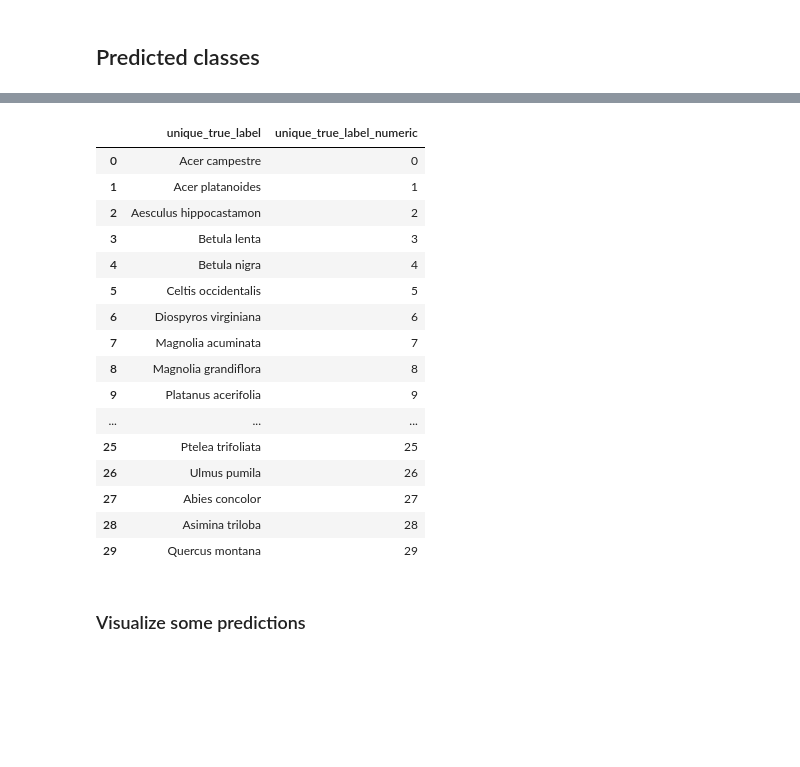
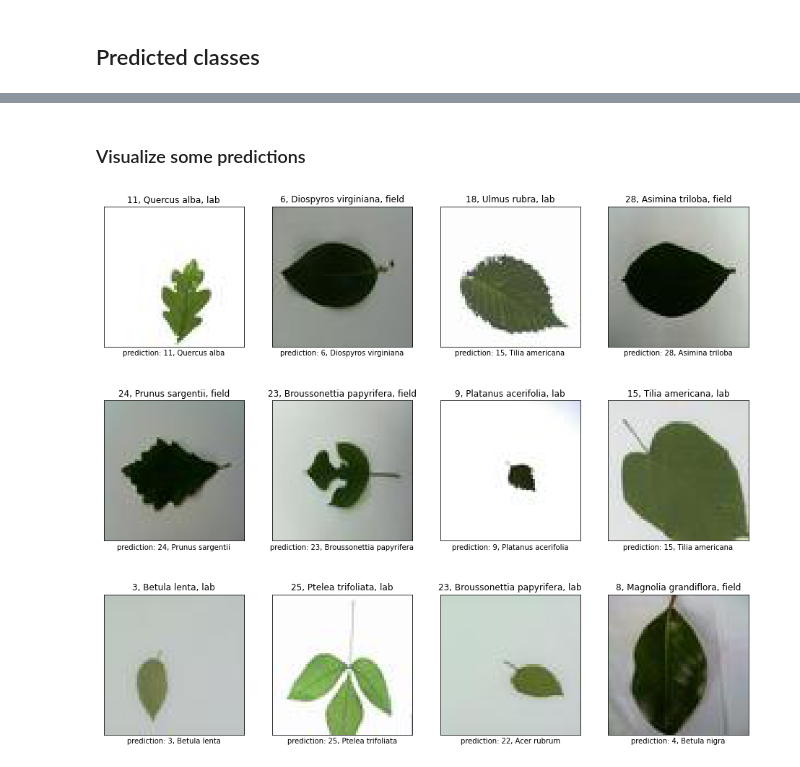
Before and after one commit to NLeSC/XAI, a Jupyter notebook: Software/LeafSnapDemo/LeafSnapModel30_ManyImagesSomeMethods.ipynb, the cells around one changed output, grey strips where cells are left out. Saved outputs shown, nothing was run; the diff lists cells and outputs as text; code cells hidden in the pictures; blank space fills up the shorter version.

```diff
--- a/Software/LeafSnapDemo/LeafSnapModel30_ManyImagesSomeMethods.ipynb
+++ b/Software/LeafSnapDemo/LeafSnapModel30_ManyImagesSomeMethods.ipynb
@@ -181,33 +206,9 @@ Size of predictions:  (614,)
-# %%
-# correspondence label and label_numeric
-info_data_unique = info_data[['label', 'label_numeric']]
-info_data_unique = info_data_unique.drop_duplicates(keep='first').sort_values('label_numeric').reset_index(drop=True)
-info_data_unique.rename(columns={'label': 'unique_true_label', 'label_numeric':'unique_true_label_numeric'},
-                        inplace = True)
-info_data_unique.head(30)
-# %% [output]
-|  | unique_true_label | unique_true_label_numeric |
-| 0 | Acer campestre | 0 |
-| 1 | Acer platanoides | 1 |
-| 2 | Aesculus hippocastamon | 2 |
-| 3 | Betula lenta | 3 |
-| 4 | Betula nigra | 4 |
-| 5 | Celtis occidentalis | 5 |
-| 6 | Diospyros virginiana | 6 |
-| 7 | Magnolia acuminata | 7 |
-| 8 | Magnolia grandiflora | 8 |
-| 9 | Platanus acerifolia | 9 |
-| ... | ... | ... |
-| 25 | Ptelea trifoliata | 25 |
-| 26 | Ulmus pumila | 26 |
-| 27 | Abies concolor | 27 |
-| 28 | Asimina triloba | 28 |
-| 29 | Quercus montana | 29 |
 # %% [markdown]
 ### Visualize some predictions
 # %%
 # display 12 consequtive images and display their predictions
-predictions_species_test = predictions_full['prediction_label']
-images
-d.plot_12seqimages(images = images_test, labels = labels_test, predictions = predictions_species_test,
-                   sources = sources_test, start_ind = 614 - 12, figsize=(12,10))
+true_labels_numeric = predictions['true_label_numeric']
+d.plot_12seqimages(images = images_test, labels = labels_numeric_test, predictions = prediction_numeric,
+                  sources = sources_test, unique_species_names = unique_labels, start_ind = 614 - 12, figsize=(16,14))
+# %% [output]
+[figure, added]
```
Also changed, not shown: parts of 9 cells of this notebook, 3 other files.
